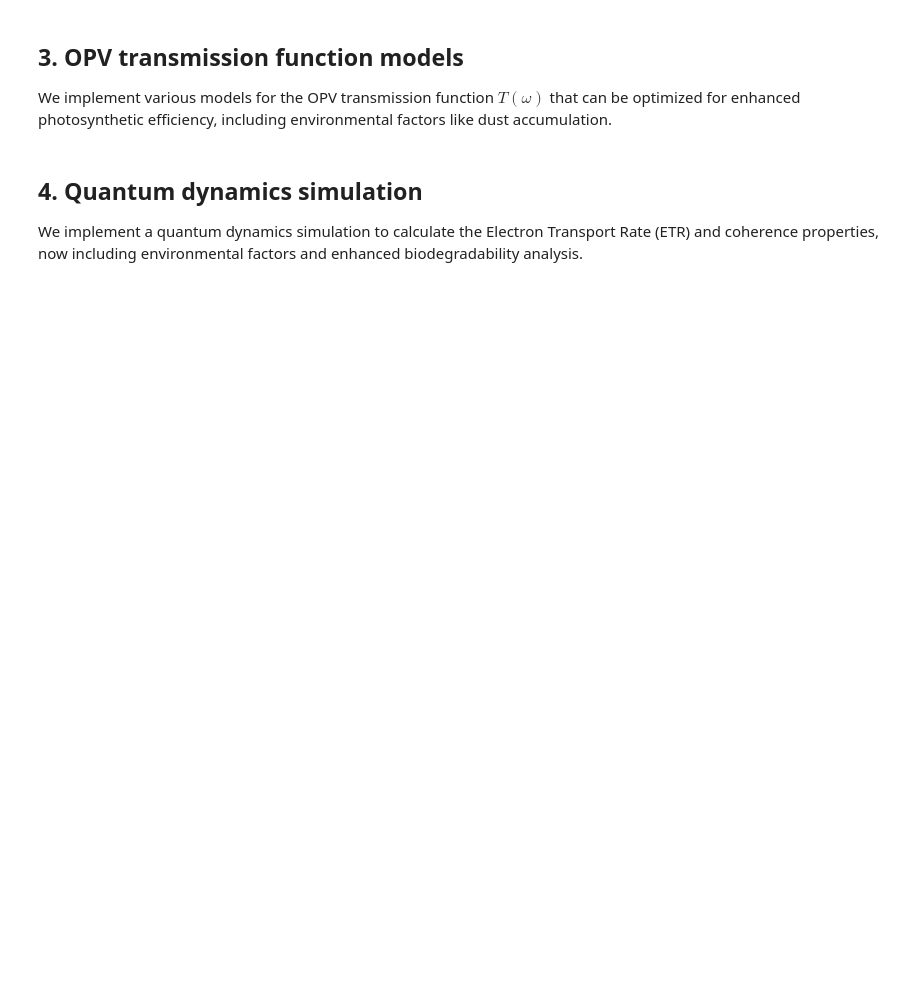
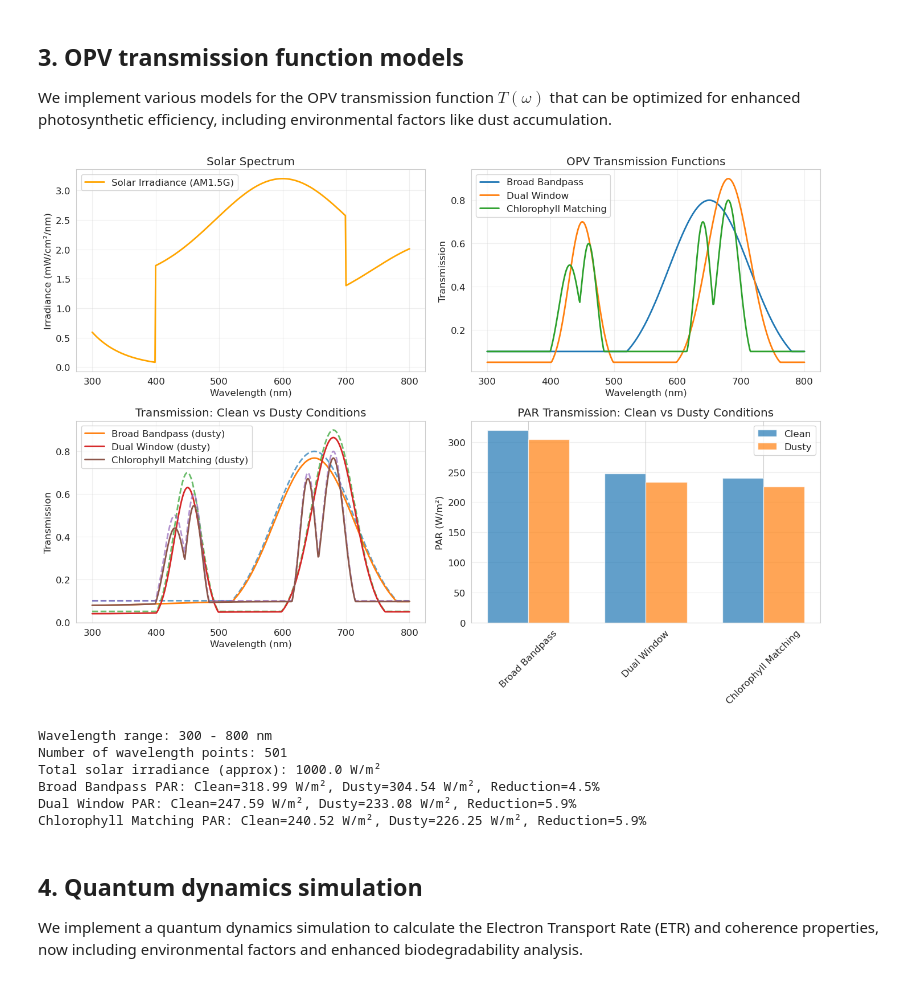
Before and after one commit to NanaEngo/Quantum_Agrivoltaic_HOPS, a Jupyter notebook: Redac_Paper1/quantum_coherence_agrivoltaics_analysis_refined.ipynb, the cells around one changed output. Saved outputs shown, nothing was run; the diff lists cells and outputs as text; code cells hidden in the pictures; blank space fills up the shorter version.

```diff
--- a/Redac_Paper1/quantum_coherence_agrivoltaics_analysis_refined.ipynb
+++ b/Redac_Paper1/quantum_coherence_agrivoltaics_analysis_refined.ipynb
@@ -796,36 +810,45 @@ par_labels = []
 
 for trans_profile in transmission_params:
     T = opv_transmission_parametric(wavelengths, trans_profile['params'])
     T_dusty = opv_transmission_with_dust(wavelengths, T, dust_thickness=2.0, dust_composition='silica')
 
     # Calculate PAR (Photosynthetically Active Radiation) - integral from 400-700 nm
     par_wl_mask = (wavelengths >= 400) & (wavelengths <= 700)
 
-    par_clean = np.trapz(solar_irradiance * T[par_wl_mask], wavelengths[par_wl_mask])
-    par_dusty = np.trapz(solar_irradiance * T_dusty[par_wl_mask], wavelengths[par_wl_mask])
+    par_clean = np.trapezoid(solar_irradiance[par_wl_mask] * T[par_wl_mask], wavelengths[par_wl_mask])
+    par_dusty = np.trapezoid(solar_irradiance[par_wl_mask] * T_dusty[par_wl_mask], wavelengths[par_wl_mask])
 
     par_values_clean.append(par_clean)
     par_values_dusty.append(par_dusty)
     par_labels.append(trans_profile['name'])
 
 x = np.arange(len(par_labels))
 width = 0.35
 plt.bar(x - width/2, par_values_clean, width, label='Clean', alpha=0.7)
 plt.bar(x + width/2, par_values_dusty, width, label='Dusty', alpha=0.7)
 plt.title('PAR Transmission: Clean vs Dusty Conditions')
 plt.ylabel('PAR (W/m²)')
 plt.xticks(x, par_labels, rotation=45)
 plt.legend()
 plt.grid(True, alpha=0.3, axis='y')
 
 plt.tight_layout()
+plt.savefig(os.path.join(FIGURES_DIR, "PAR_Transmission__Clean_vs_Dusty_Conditions.pdf"), bbox_inches="tight", dpi=300)
 plt.show()
 
 print(f"Wavelength range: {wavelengths[0]:.0f} - {wavelengths[-1]:.0f} nm")
 print(f"Number of wavelength points: {len(wavelengths)}")
-print(f"Total solar irradiance (approx): {np.trapz(solar_irradiance, wavelengths):.1f} W/m²")
+print(f"Total solar irradiance (approx): {np.trapezoid(solar_irradiance, wavelengths):.1f} W/m²")
 for i, (label, clean_val, dusty_val) in enumerate(zip(par_labels, par_values_clean, par_values_dusty)):
     print(f"{label} PAR: Clean={clean_val:.2f} W/m², Dusty={dusty_val:.2f} W/m², Reduction={(1-dusty_val/clean_val)*100:.1f}%")
+# %% [output]
+[figure, added]
+Wavelength range: 300 - 800 nm
+Number of wavelength points: 501
+Total solar irradiance (approx): 1000.0 W/m²
+Broad Bandpass PAR: Clean=318.99 W/m², Dusty=304.54 W/m², Reduction=4.5%
+Dual Window PAR: Clean=247.59 W/m², Dusty=233.08 W/m², Reduction=5.9%
+Chlorophyll Matching PAR: Clean=240.52 W/m², Dusty=226.25 W/m², Reduction=5.9%
 # %% [markdown]
 ## 4. Quantum dynamics simulation
 
```
Also changed, not shown: parts of 12 cells of this notebook, 10 other files.
